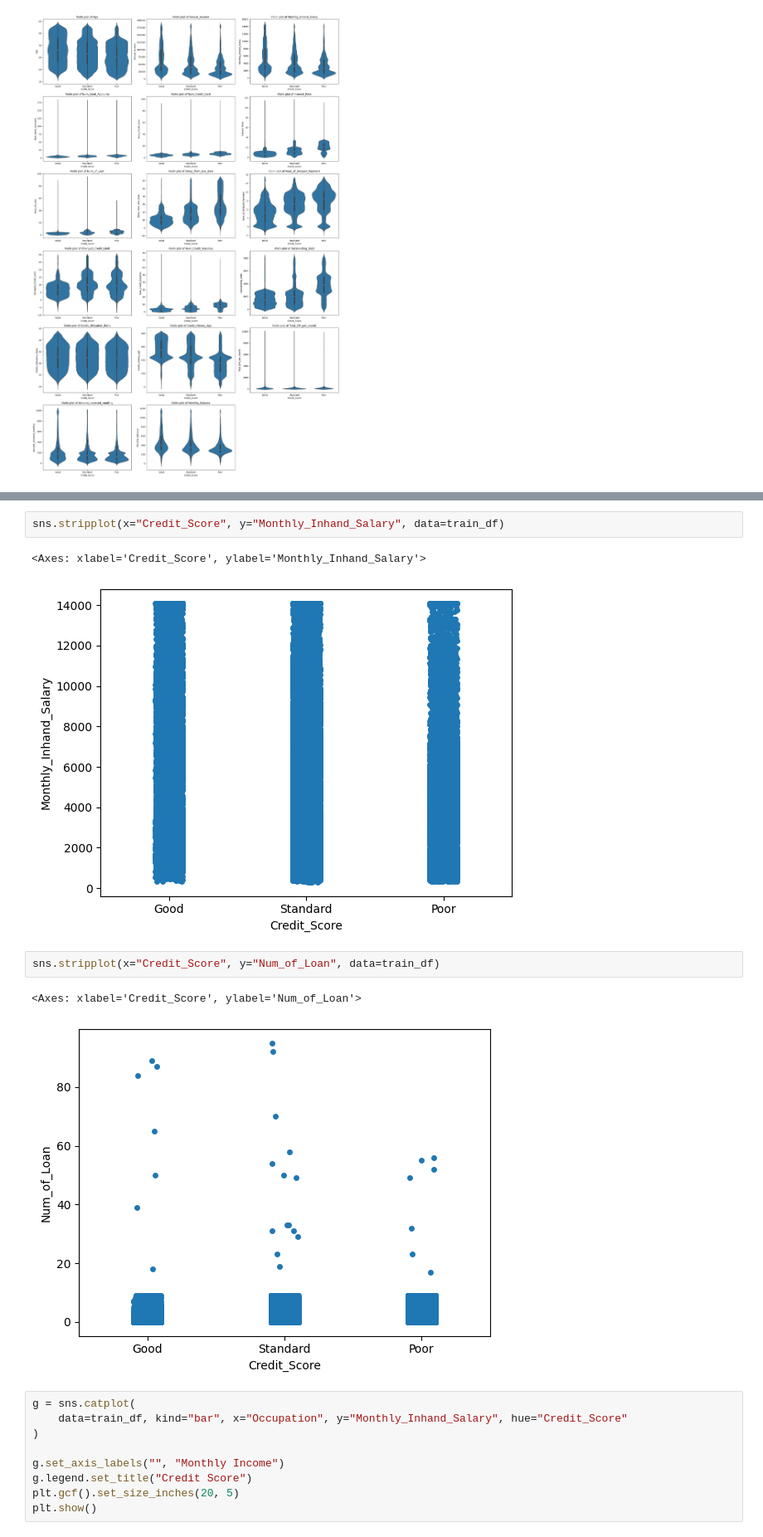
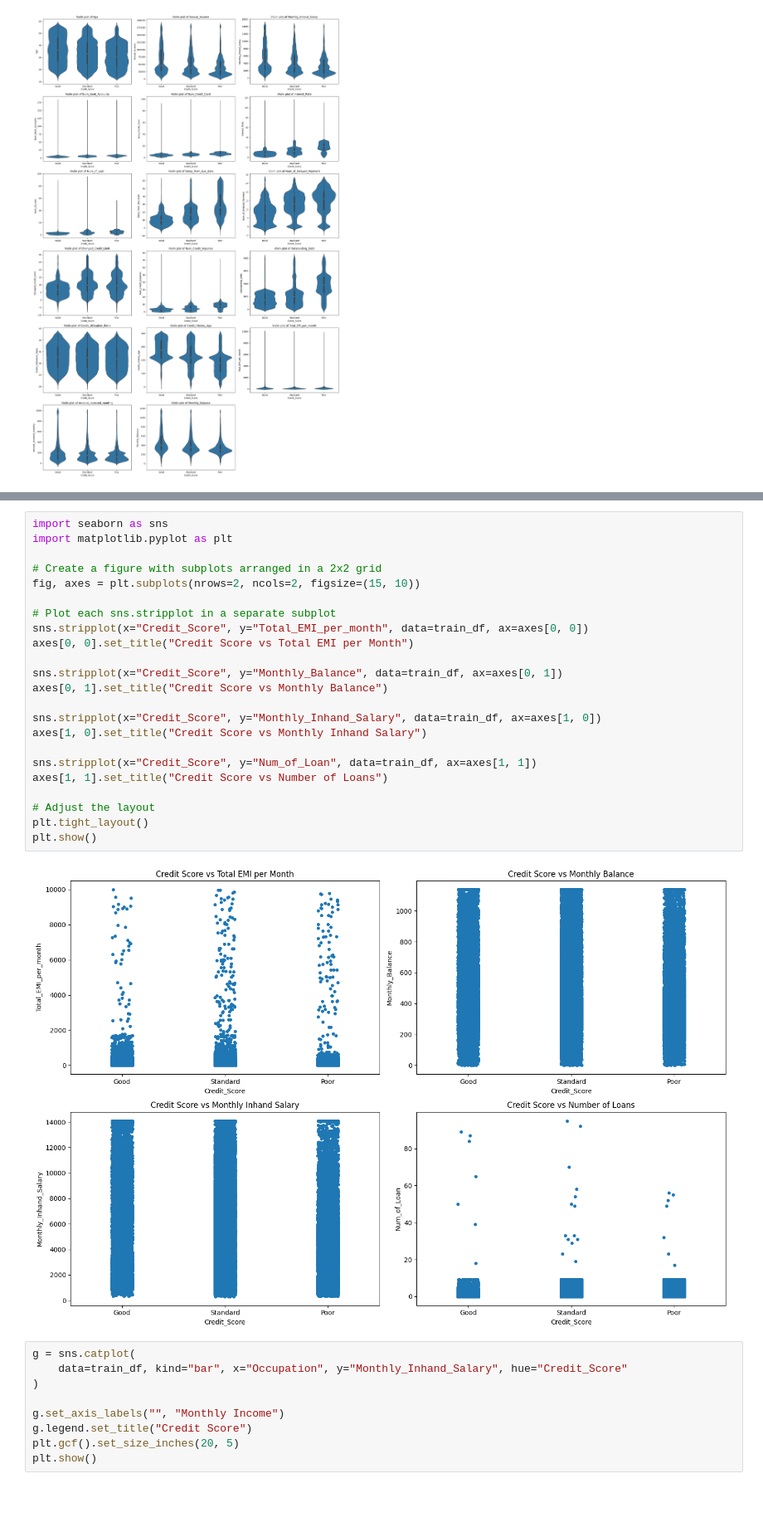
Before and after one commit to rajat184/ML_project, a Jupyter notebook: project.ipynb, the cells around one changed output, grey strips where cells are left out. Shown at 83% size. Cells and saved outputs as stored; diff of their text form; blank space fills up the shorter version.

```diff
--- a/project.ipynb
+++ b/project.ipynb
@@ -557,13 +547,28 @@ sns.stripplot(x="Credit_Score", y="Monthly_Balance", data=train_df)
-# %%
-sns.stripplot(x="Credit_Score", y="Monthly_Inhand_Salary", data=train_df)
-# %% [output]
-<Axes: xlabel='Credit_Score', ylabel='Monthly_Inhand_Salary'>
-[figure, removed]
-# %%
-sns.stripplot(x="Credit_Score", y="Num_of_Loan", data=train_df)
-# %% [output]
-<Axes: xlabel='Credit_Score', ylabel='Num_of_Loan'>
-[figure, removed]
+# %%
+import seaborn as sns
+import matplotlib.pyplot as plt
+
+# Create a figure with subplots arranged in a 2x2 grid
+fig, axes = plt.subplots(nrows=2, ncols=2, figsize=(15, 10))
+
+# Plot each sns.stripplot in a separate subplot
+sns.stripplot(x="Credit_Score", y="Total_EMI_per_month", data=train_df, ax=axes[0, 0])
+axes[0, 0].set_title("Credit Score vs Total EMI per Month")
+
+sns.stripplot(x="Credit_Score", y="Monthly_Balance", data=train_df, ax=axes[0, 1])
+axes[0, 1].set_title("Credit Score vs Monthly Balance")
+
+sns.stripplot(x="Credit_Score", y="Monthly_Inhand_Salary", data=train_df, ax=axes[1, 0])
+axes[1, 0].set_title("Credit Score vs Monthly Inhand Salary")
+
+sns.stripplot(x="Credit_Score", y="Num_of_Loan", data=train_df, ax=axes[1, 1])
+axes[1, 1].set_title("Credit Score vs Number of Loans")
+
+# Adjust the layout
+plt.tight_layout()
+plt.show()
+# %% [output]
+[figure, added]
 # %%
 g = sns.catplot(
     data=train_df, kind="bar", x="Occupation", y="Monthly_Inhand_Salary", hue="Credit_Score"
```
Also changed, not shown: parts of 21 cells of this notebook, 2 other files.
